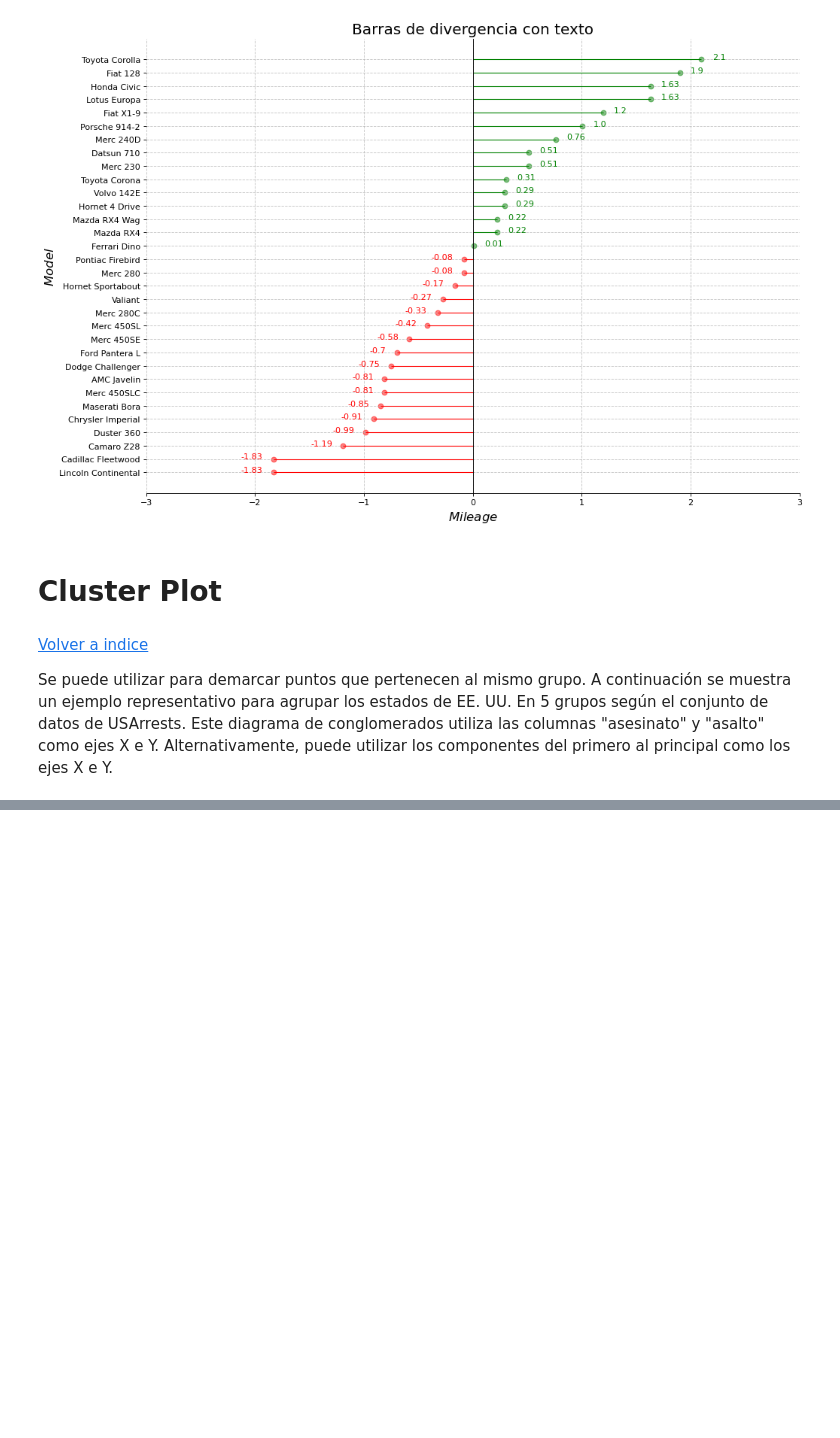
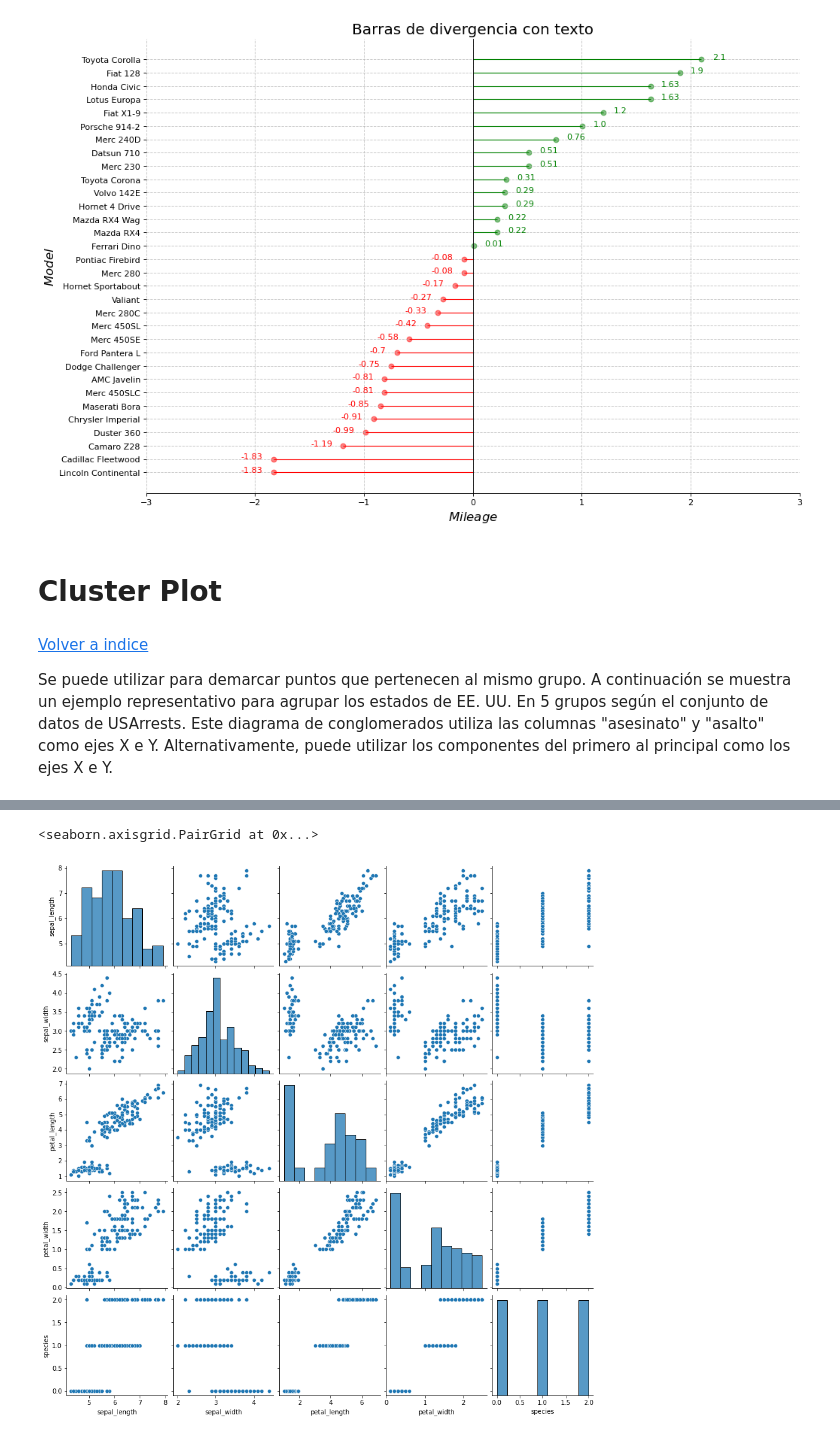
Before and after one commit to adolfoam93/Python-Plotting-Master, a Jupyter notebook: Matplotlib master notebook.ipynb, the cells around one changed output, grey strips where cells are left out. Cells and saved outputs as stored; diff of their text form; code cells hidden in the pictures; blank space fills up the shorter version.

```diff
--- a/Matplotlib master notebook.ipynb
+++ b/Matplotlib master notebook.ipynb
@@ -1177,0 +1287,5 @@ Se puede utilizar para demarcar puntos que pertenecen al mismo grupo. A continua
+# %%
+sns.pairplot(iris_df)
+# %% [output]
+<seaborn.axisgrid.PairGrid at 0x...>
+[figure, added]
```
Also changed, not shown: parts of 11 cells of this notebook.
